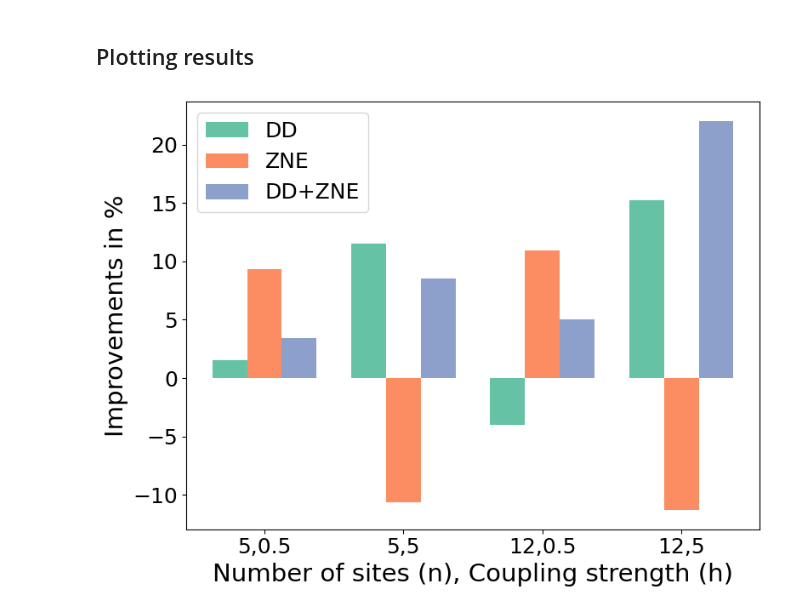
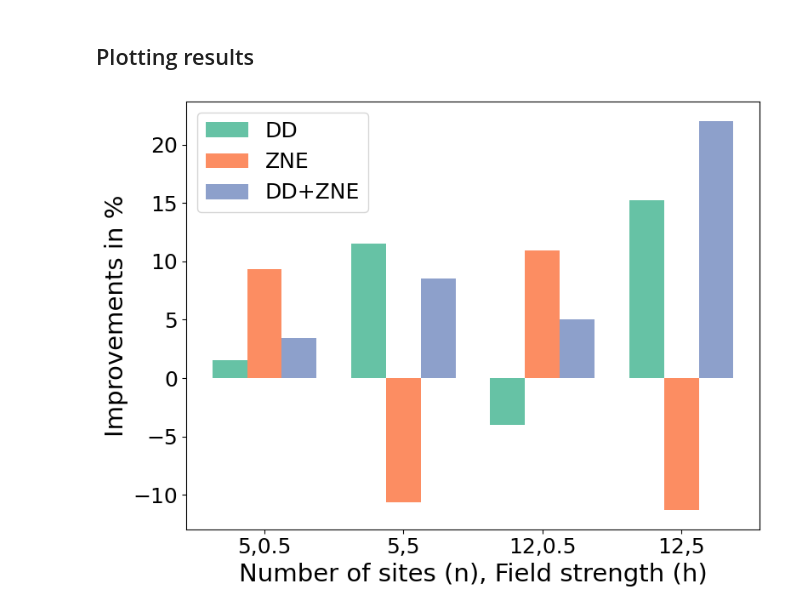
Before and after one commit to sumeetshirgure/dynemsim, a Jupyter notebook: HeisenbergChain/analysis.ipynb, the cells around one changed output. Cells and saved outputs as stored; diff of their text form; code cells hidden in the pictures.

Commit message:
Fix typo in plots : coupling strength -> field strength.

```diff
--- a/HeisenbergChain/analysis.ipynb
+++ b/HeisenbergChain/analysis.ipynb
@@ -256,32 +256,32 @@ n= 12, h=    5:          22.04
 dd_values = [ddim[(n, h)] for (n, h) in product(num_sites, couplings)]
 zne_values = [zneim[(n, h)] for (n, h) in product(num_sites, couplings)]
 dd_zne_values = [ddzneim[(n, h)] for (n, h) in product(num_sites, couplings)]
 
 # Labels for the 16 groups
 groups = [f'{n},{h}' for (n, h) in product(num_sites, couplings)]
 
 # 2. Set up positions
 x = np.arange(len(groups))  # The label locations
 width = 0.25  # The width of the individual bars
 
 fig, ax = plt.subplots(figsize=(8, 6))
 
 # 3. Create the bars
 # We offset each bar by the width to keep them grouped
 rects1 = ax.bar(x - width, dd_values, width, label='DD', color=color_dd)
 rects2 = ax.bar(x, zne_values, width, label='ZNE', color=color_zne)
 rects3 = ax.bar(x + width, dd_zne_values, width, label='DD+ZNE', color=color_dd_zne)
 
-ax.set_xlabel('Number of sites (n), Coupling strength (h)', fontsize=21)
+ax.set_xlabel('Number of sites (n), Field strength (h)', fontsize=21)
 ax.set_ylabel('Improvements in %', fontsize=21)
 # ax.set_title('Comparison of EM techniques for Heisenberg Hamiltonian simulation', fontsize=21)
 ax.set_xticks(x)
 ax.set_xticklabels(groups) # Rotated for better readability
 ax.tick_params(axis='both', which='major', labelsize=18)
 ax.legend(fontsize=18, loc='best')
 
 plt.tight_layout()
 plt.savefig('heisenberg_evo.pdf')
 plt.show()
 # %% [output]
-[figure, old version]
+[figure, new version]
```
Also changed, not shown: parts of 1 cell of this notebook, 5 other files.
